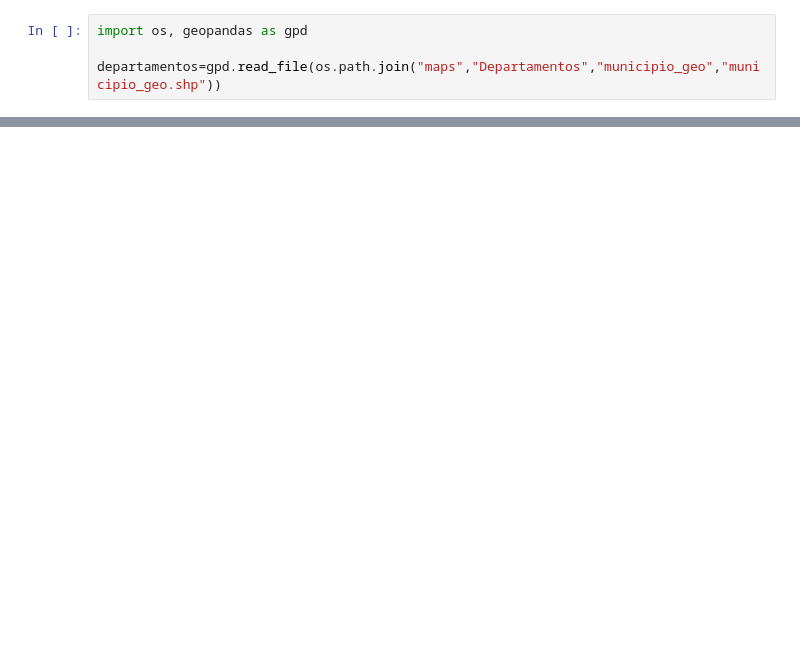
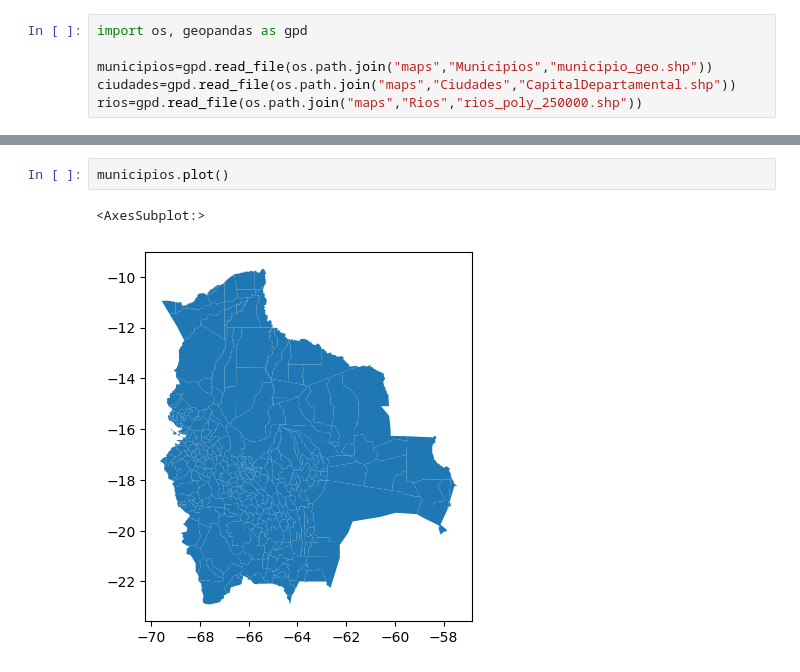
Before and after one commit to FabianRomero20/Examen1, a Jupyter notebook: Codigo.ipynb, the cells around one changed output, grey strips where cells are left out. Cells and saved outputs as stored; diff of their text form; blank space fills up the shorter version.

```diff
--- a/Codigo.ipynb
+++ b/Codigo.ipynb
@@ -1,4 +1,6 @@
 # %%
 import os, geopandas as gpd
 
-departamentos=gpd.read_file(os.path.join("maps","Departamentos","municipio_geo","municipio_geo.shp"))
+municipios=gpd.read_file(os.path.join("maps","Municipios","municipio_geo.shp"))
+ciudades=gpd.read_file(os.path.join("maps","Ciudades","CapitalDepartamental.shp"))
+rios=gpd.read_file(os.path.join("maps","Rios","rios_poly_250000.shp"))
@@ -6,0 +37,5 @@ DataSourceError: maps\Departamentos\municipio_geo\municipio_geo.shp: No such fil
+# %%
+municipios.plot()
+# %% [output]
+<AxesSubplot:>
+[figure, added]
```
Also changed, not shown: parts of 9 cells of this notebook, 45 other files.
